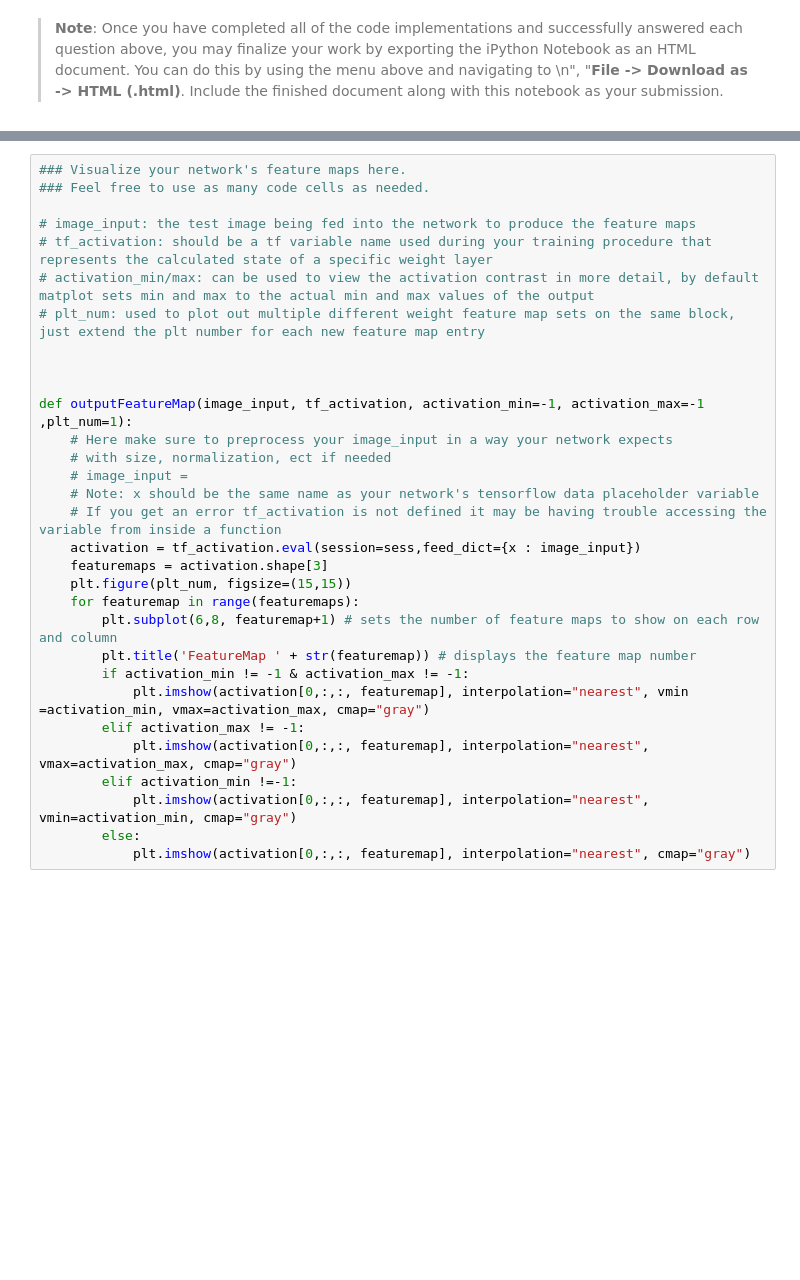
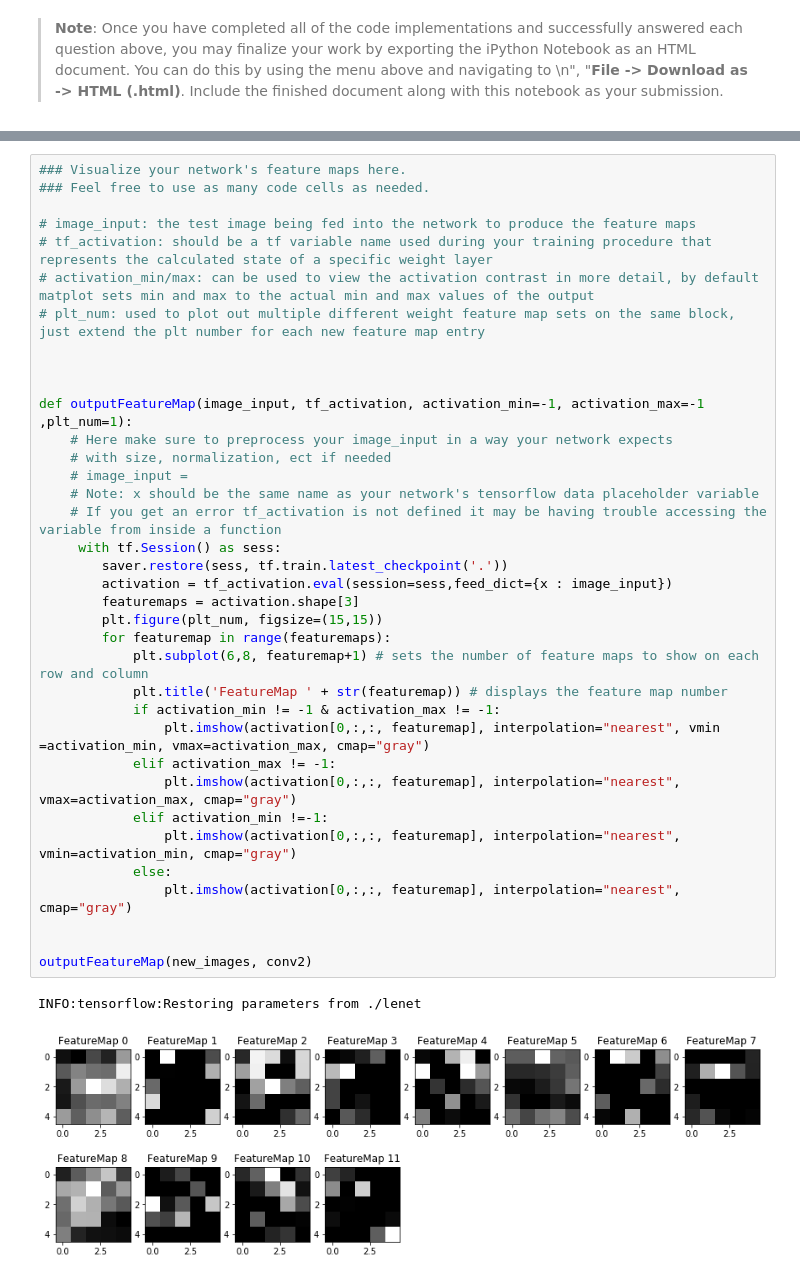
Before and after one commit to carlgira/traffic_sign_classification, a Jupyter notebook: Traffic_Sign_Classifier.ipynb, the cells around one changed output, grey strips where cells are left out. Drawn from its saved outputs; the diff is of its cells as text; blank space fills up the shorter version.

```diff
--- a/Traffic_Sign_Classifier.ipynb
+++ b/Traffic_Sign_Classifier.ipynb
@@ -514,31 +509,39 @@ For an example of what feature map outputs look like, check out NVIDIA's results
 # %%
 ### Visualize your network's feature maps here.
 ### Feel free to use as many code cells as needed.
 
 # image_input: the test image being fed into the network to produce the feature maps
 # tf_activation: should be a tf variable name used during your training procedure that represents the calculated state of a specific weight layer
 # activation_min/max: can be used to view the activation contrast in more detail, by default matplot sets min and max to the actual min and max values of the output
 # plt_num: used to plot out multiple different weight feature map sets on the same block, just extend the plt number for each new feature map entry
 
 
 
 def outputFeatureMap(image_input, tf_activation, activation_min=-1, activation_max=-1 ,plt_num=1):
     # Here make sure to preprocess your image_input in a way your network expects
     # with size, normalization, ect if needed
     # image_input =
     # Note: x should be the same name as your network's tensorflow data placeholder variable
     # If you get an error tf_activation is not defined it may be having trouble accessing the variable from inside a function
-    activation = tf_activation.eval(session=sess,feed_dict={x : image_input})
-    featuremaps = activation.shape[3]
-    plt.figure(plt_num, figsize=(15,15))
-    for featuremap in range(featuremaps):
-        plt.subplot(6,8, featuremap+1) # sets the number of feature maps to show on each row and column
-        plt.title('FeatureMap ' + str(featuremap)) # displays the feature map number
-        if activation_min != -1 & activation_max != -1:
-            plt.imshow(activation[0,:,:, featuremap], interpolation="nearest", vmin =activation_min, vmax=activation_max, cmap="gray")
-        elif activation_max != -1:
-            plt.imshow(activation[0,:,:, featuremap], interpolation="nearest", vmax=activation_max, cmap="gray")
-        elif activation_min !=-1:
-            plt.imshow(activation[0,:,:, featuremap], interpolation="nearest", vmin=activation_min, cmap="gray")
-        else:
-            plt.imshow(activation[0,:,:, featuremap], interpolation="nearest", cmap="gray")
+     with tf.Session() as sess:
+        saver.restore(sess, tf.train.latest_checkpoint('.'))
+        activation = tf_activation.eval(session=sess,feed_dict={x : image_input})
+        featuremaps = activation.shape[3]
+        plt.figure(plt_num, figsize=(15,15))
+        for featuremap in range(featuremaps):
+            plt.subplot(6,8, featuremap+1) # sets the number of feature maps to show on each row and column
+            plt.title('FeatureMap ' + str(featuremap)) # displays the feature map number
+            if activation_min != -1 & activation_max != -1:
+                plt.imshow(activation[0,:,:, featuremap], interpolation="nearest", vmin =activation_min, vmax=activation_max, cmap="gray")
+            elif activation_max != -1:
+                plt.imshow(activation[0,:,:, featuremap], interpolation="nearest", vmax=activation_max, cmap="gray")
+            elif activation_min !=-1:
+                plt.imshow(activation[0,:,:, featuremap], interpolation="nearest", vmin=activation_min, cmap="gray")
+            else:
+                plt.imshow(activation[0,:,:, featuremap], interpolation="nearest", cmap="gray")
+
+
+outputFeatureMap(new_images, conv2)
+# %% [output]
+INFO:tensorflow:Restoring parameters from ./lenet
+[figure, added]
```
Also changed, not shown: parts of 8 cells of this notebook.
